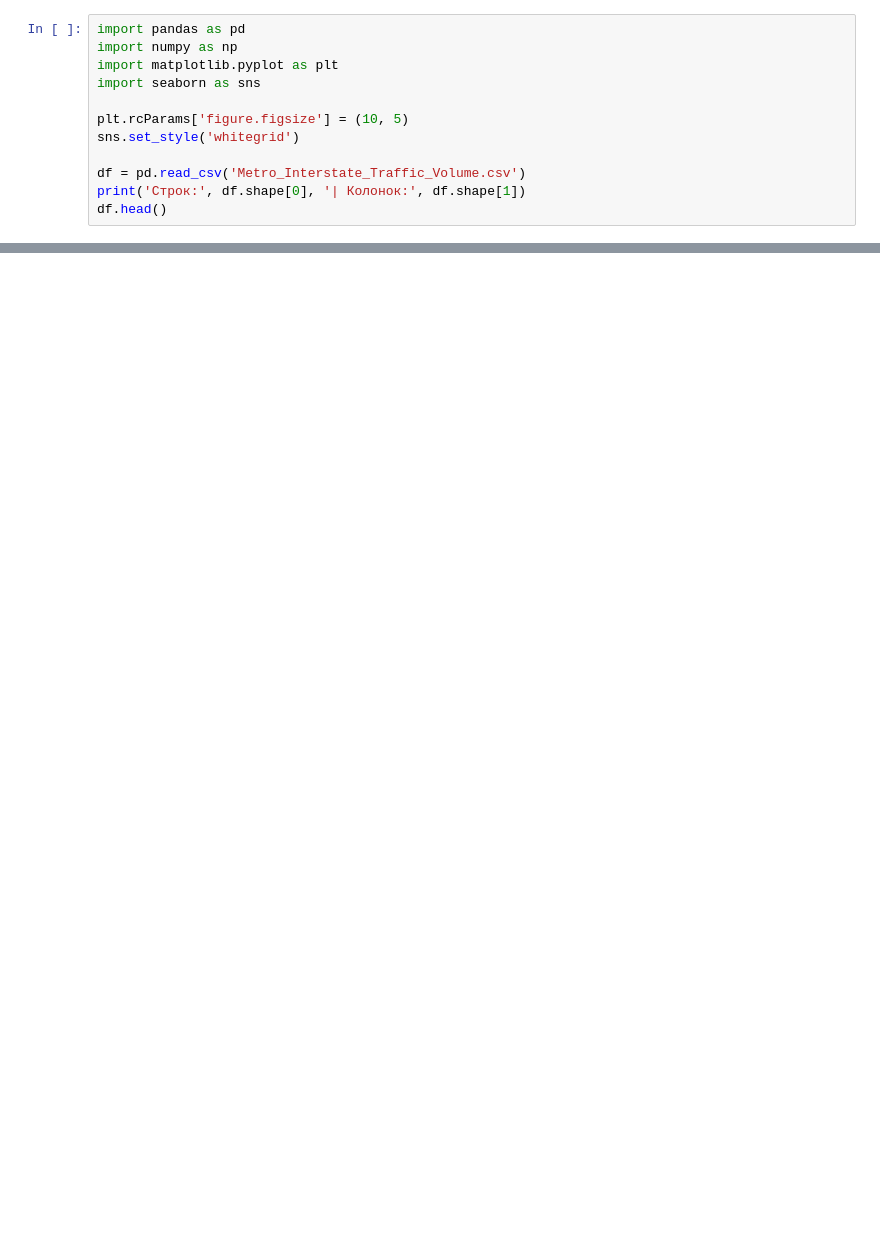
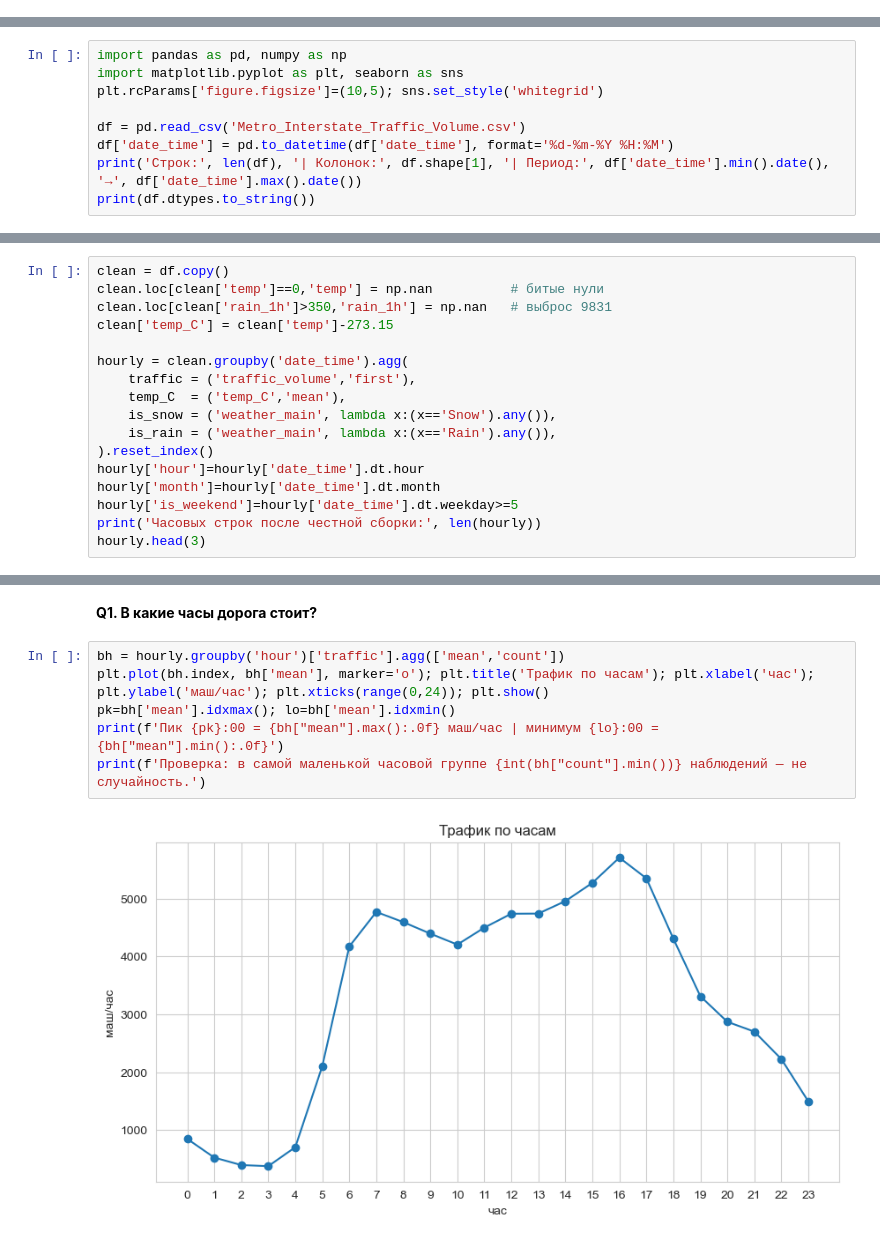
Before and after one commit to IzbassarO/YDL-2026---Izbassar, a Jupyter notebook: 2 Day - Data Analysis/Metro_Traffic_EDA.ipynb, the cells around one changed output, grey strips where cells are left out. Drawn from its saved outputs; the diff is of its cells as text; blank space fills up the shorter version.

```diff
--- a/2 Day - Data Analysis/Metro_Traffic_EDA.ipynb
+++ b/2 Day - Data Analysis/Metro_Traffic_EDA.ipynb
@@ -21,12 +0,0 @@
-# %%
-import pandas as pd
-import numpy as np
-import matplotlib.pyplot as plt
-import seaborn as sns
-
-plt.rcParams['figure.figsize'] = (10, 5)
-sns.set_style('whitegrid')
-
-df = pd.read_csv('Metro_Interstate_Traffic_Volume.csv')
-print('Строк:', df.shape[0], '| Колонок:', df.shape[1])
-df.head()
@@ -414,0 +12,9 @@ print('Значит часть «эффекта снега» — это на с
+# %%
+import pandas as pd, numpy as np
+import matplotlib.pyplot as plt, seaborn as sns
+plt.rcParams['figure.figsize']=(10,5); sns.set_style('whitegrid')
+
+df = pd.read_csv('Metro_Interstate_Traffic_Volume.csv')
+df['date_time'] = pd.to_datetime(df['date_time'], format='%d-%m-%Y %H:%M')
+print('Строк:', len(df), '| Колонок:', df.shape[1], '| Период:', df['date_time'].min().date(), '→', df['date_time'].max().date())
+print(df.dtypes.to_string())
@@ -414,0 +171,17 @@ print('Значит часть «эффекта снега» — это на с
+# %%
+clean = df.copy()
+clean.loc[clean['temp']==0,'temp'] = np.nan          # битые нули
+clean.loc[clean['rain_1h']>350,'rain_1h'] = np.nan   # выброс 9831
+clean['temp_C'] = clean['temp']-273.15
+
+hourly = clean.groupby('date_time').agg(
+    traffic = ('traffic_volume','first'),
+    temp_C  = ('temp_C','mean'),
+    is_snow = ('weather_main', lambda x:(x=='Snow').any()),
+    is_rain = ('weather_main', lambda x:(x=='Rain').any()),
+).reset_index()
+hourly['hour']=hourly['date_time'].dt.hour
+hourly['month']=hourly['date_time'].dt.month
+hourly['is_weekend']=hourly['date_time'].dt.weekday>=5
+print('Часовых строк после честной сборки:', len(hourly))
+hourly.head(3)
@@ -414,0 +196,10 @@ print('Значит часть «эффекта снега» — это на с
+# %% [markdown]
+**Q1. В какие часы дорога стоит?**
+# %%
+bh = hourly.groupby('hour')['traffic'].agg(['mean','count'])
+plt.plot(bh.index, bh['mean'], marker='o'); plt.title('Трафик по часам'); plt.xlabel('час'); plt.ylabel('маш/час'); plt.xticks(range(0,24)); plt.show()
+pk=bh['mean'].idxmax(); lo=bh['mean'].idxmin()
+print(f'Пик {pk}:00 = {bh["mean"].max():.0f} маш/час | минимум {lo}:00 = {bh["mean"].min():.0f}')
+print(f'Проверка: в самой маленькой часовой группе {int(bh["count"].min())} наблюдений — не случайность.')
+# %% [output]
+[figure, added]
```
Also changed, not shown: parts of 76 cells of this notebook, 3 other files.
